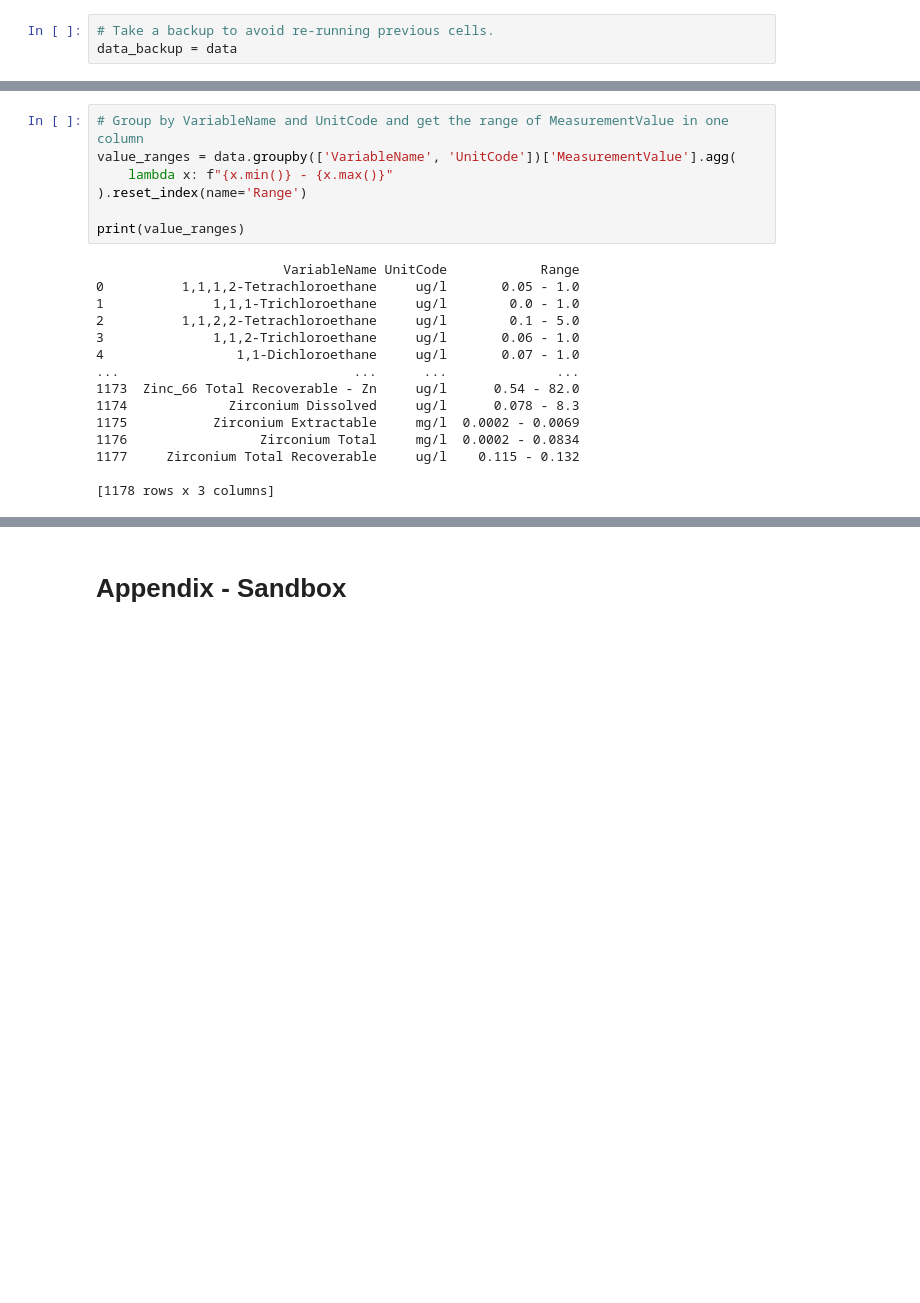
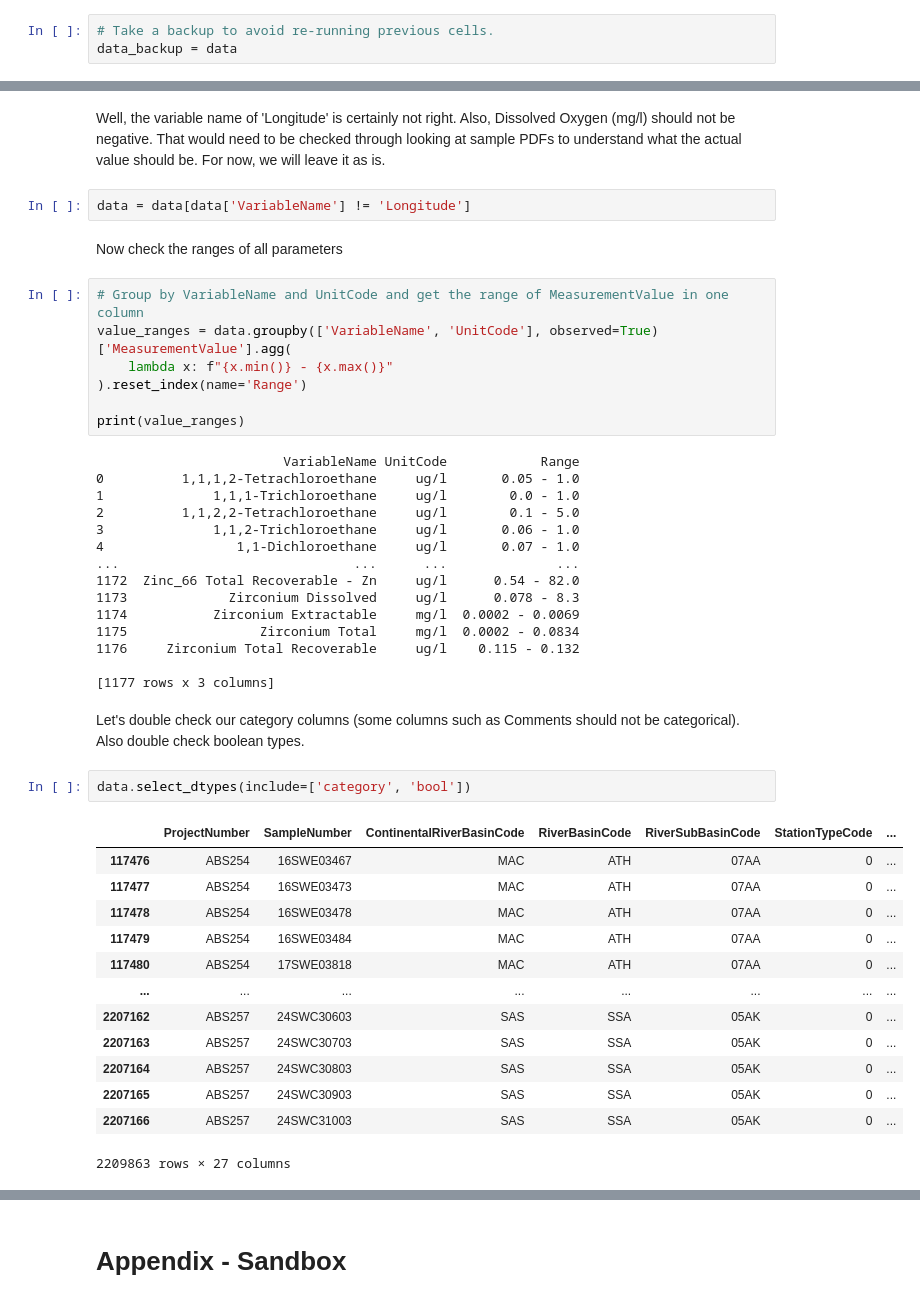
Before and after one commit to mjdzr/AB-WQ, a Jupyter notebook: notebooks/data_cleaning.ipynb, the cells around one changed output, grey strips where cells are left out. Drawn from its saved outputs; the diff is of its cells as text; blank space fills up the shorter version.

```diff
--- a/notebooks/data_cleaning.ipynb
+++ b/notebooks/data_cleaning.ipynb
@@ -243,6 +278,12 @@ memory usage: 419.9+ MB
+# %% [markdown]
+Well, the variable name of 'Longitude' is certainly not right. Also, Dissolved Oxygen (mg/l) should not be negative. That would need to be checked through looking at sample PDFs to understand what the actual value should be. For now, we will leave it as is.
+# %%
+data = data[data['VariableName'] != 'Longitude']
+# %% [markdown]
+Now check the ranges of all parameters
 # %%
 # Group by VariableName and UnitCode and get the range of MeasurementValue in one column
-value_ranges = data.groupby(['VariableName', 'UnitCode'])['MeasurementValue'].agg(
+value_ranges = data.groupby(['VariableName', 'UnitCode'], observed=True)['MeasurementValue'].agg(
     lambda x: f"{x.min()} - {x.max()}"
 ).reset_index(name='Range')
 
@@ -255,10 +296,28 @@ print(value_ranges)
 3              1,1,2-Trichloroethane     ug/l       0.06 - 1.0
 4                 1,1-Dichloroethane     ug/l       0.07 - 1.0
 ...                              ...      ...              ...
-1173  Zinc_66 Total Recoverable - Zn     ug/l      0.54 - 82.0
-1174             Zirconium Dissolved     ug/l      0.078 - 8.3
-1175           Zirconium Extractable     mg/l  0.0002 - 0.0069
-1176                 Zirconium Total     mg/l  0.0002 - 0.0834
-1177     Zirconium Total Recoverable     ug/l    0.115 - 0.132
+1172  Zinc_66 Total Recoverable - Zn     ug/l      0.54 - 82.0
+1173             Zirconium Dissolved     ug/l      0.078 - 8.3
+1174           Zirconium Extractable     mg/l  0.0002 - 0.0069
+1175                 Zirconium Total     mg/l  0.0002 - 0.0834
+1176     Zirconium Total Recoverable     ug/l    0.115 - 0.132
 
-[1178 rows x 3 columns]
+[1177 rows x 3 columns]
+# %% [markdown]
+Let's double check our category columns (some columns such as Comments should not be categorical). Also double check boolean types.
+# %%
+data.select_dtypes(include=['category', 'bool'])
+# %% [output]
+|  | ProjectNumber | SampleNumber | ContinentalRiverBasinCode | RiverBasinCode | RiverSubBasinCode | StationTypeCode | ... |
+| 117476 | ABS254 | 16SWE03467 | MAC | ATH | 07AA | 0 | ... |
+| 117477 | ABS254 | 16SWE03473 | MAC | ATH | 07AA | 0 | ... |
+| 117478 | ABS254 | 16SWE03478 | MAC | ATH | 07AA | 0 | ... |
+| 117479 | ABS254 | 16SWE03484 | MAC | ATH | 07AA | 0 | ... |
+| 117480 | ABS254 | 17SWE03818 | MAC | ATH | 07AA | 0 | ... |
+| ... | ... | ... | ... | ... | ... | ... | ... |
+| 2207162 | ABS257 | 24SWC30603 | SAS | SSA | 05AK | 0 | ... |
+| 2207163 | ABS257 | 24SWC30703 | SAS | SSA | 05AK | 0 | ... |
+| 2207164 | ABS257 | 24SWC30803 | SAS | SSA | 05AK | 0 | ... |
+| 2207165 | ABS257 | 24SWC30903 | SAS | SSA | 05AK | 0 | ... |
+| 2207166 | ABS257 | 24SWC31003 | SAS | SSA | 05AK | 0 | ... |
+2209863 rows × 27 columns
```
Also changed, not shown: parts of 14 cells of this notebook.
